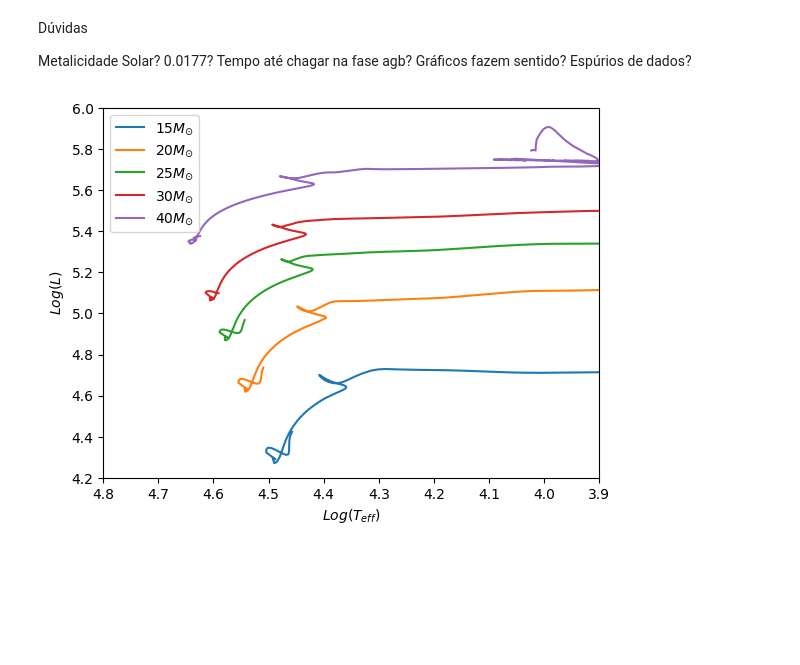
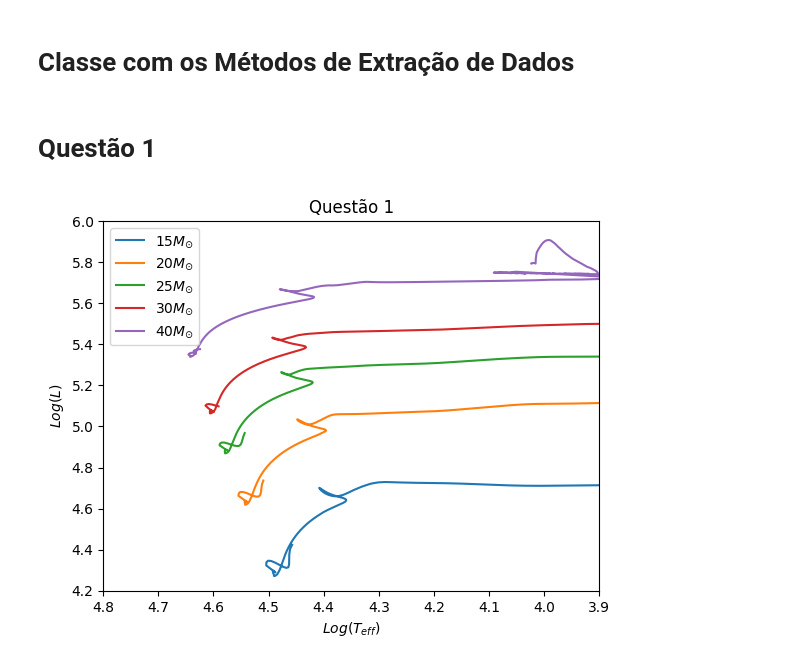
Before and after one commit to VicSanNun/CurvasEvolucaoEstelar, a Jupyter notebook: CurvasEvolucaoEstelar.ipynb, the cells around one changed output. Cells and saved outputs as stored; diff of their text form; code cells hidden in the pictures; blank space fills up the shorter version.

```diff
--- a/CurvasEvolucaoEstelar.ipynb
+++ b/CurvasEvolucaoEstelar.ipynb
@@ -1,9 +1,5 @@
-# %% [markdown]
-Dúvidas
-
-Metalicidade Solar? 0.0177?
-Tempo até chagar na fase agb?
-Gráficos fazem sentido? Espúrios de dados?
+# %% [markdown]
+# Classe com os Métodos de Extração de Dados
 # %%
 import pandas as pd
 import matplotlib.pyplot as plt
@@ -56,3 +192,5 @@ class ExtractData:
+# %% [markdown]
+# Questão 1
 # %%
 import os
 import pandas as pd
@@ -62,32 +200,32 @@ import numpy as np
 exData = ExtractData()
 
 Mass15 = exData.extractLogL_And_LogTeff('EvoTrack15.txt')
 Mass20 = exData.extractLogL_And_LogTeff('EvoTrack20.txt')
 Mass25 = exData.extractLogL_And_LogTeff('EvoTrack25.txt')
 Mass30 = exData.extractLogL_And_LogTeff('EvoTrack30.txt')
 Mass40 = exData.extractLogL_And_LogTeff('EvoTrack40.txt')
 
 _01e9Year = exData.extractLogG_And_LogTeff('iso_01.txt')
 
 
 #Plotando
 fig, ax = plt.subplots()
 ax.plot(Mass15[1], Mass15[0], label=r'$15 M_{\odot}$')
 ax.plot(Mass20[1], Mass20[0], label=r'$20 M_{\odot}$')
 ax.plot(Mass25[1], Mass25[0], label=r'$25 M_{\odot}$')
 ax.plot(Mass30[1], Mass30[0], label=r'$30 M_{\odot}$')
 ax.plot(Mass40[1], Mass40[0], label=r'$40 M_{\odot}$')
 
-ax.set(xlabel=r'$Log(T_{eff})$', ylabel=r'$Log(L)$')
+ax.set(xlabel=r'$Log(T_{eff})$', ylabel=r'$Log(L)$', title="Questão 1")
 
 plt.xlim(4.8,3.9)
 plt.ylim(4.2,6)
 
 plt.legend()
 
 if (os.path.exists("questao_1.png") == False):
     fig.savefig("questao_1")
 
 plt.show()
 # %% [output]
-[figure, old version]
+[figure, new version]
```
Also changed, not shown: parts of 9 cells of this notebook, 8 other files.
